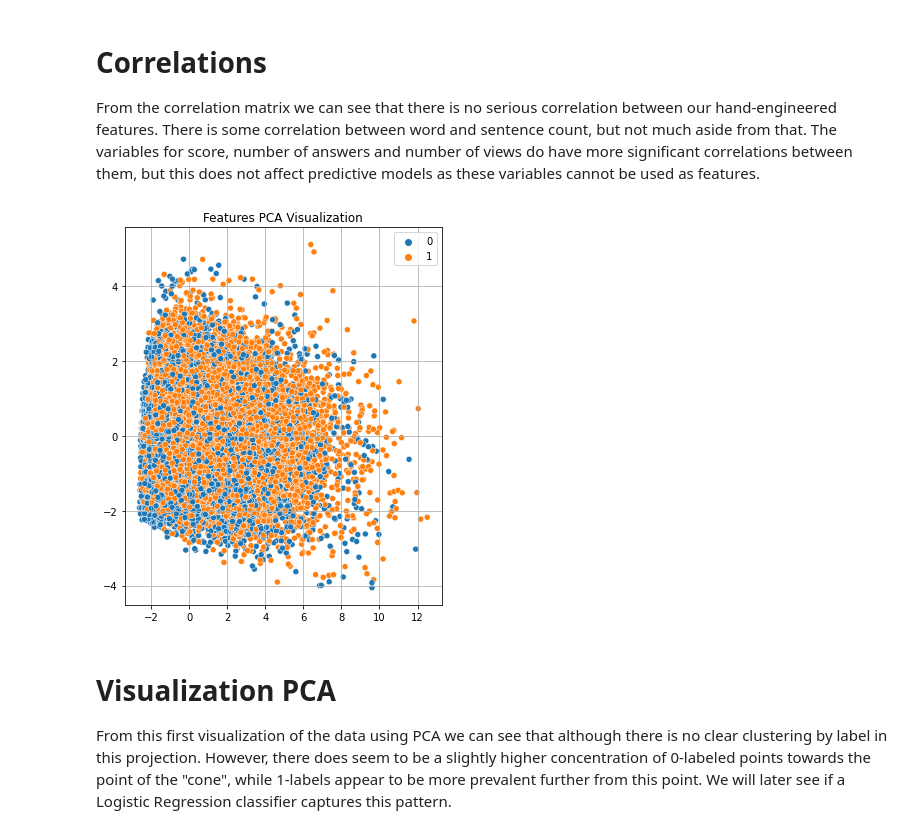
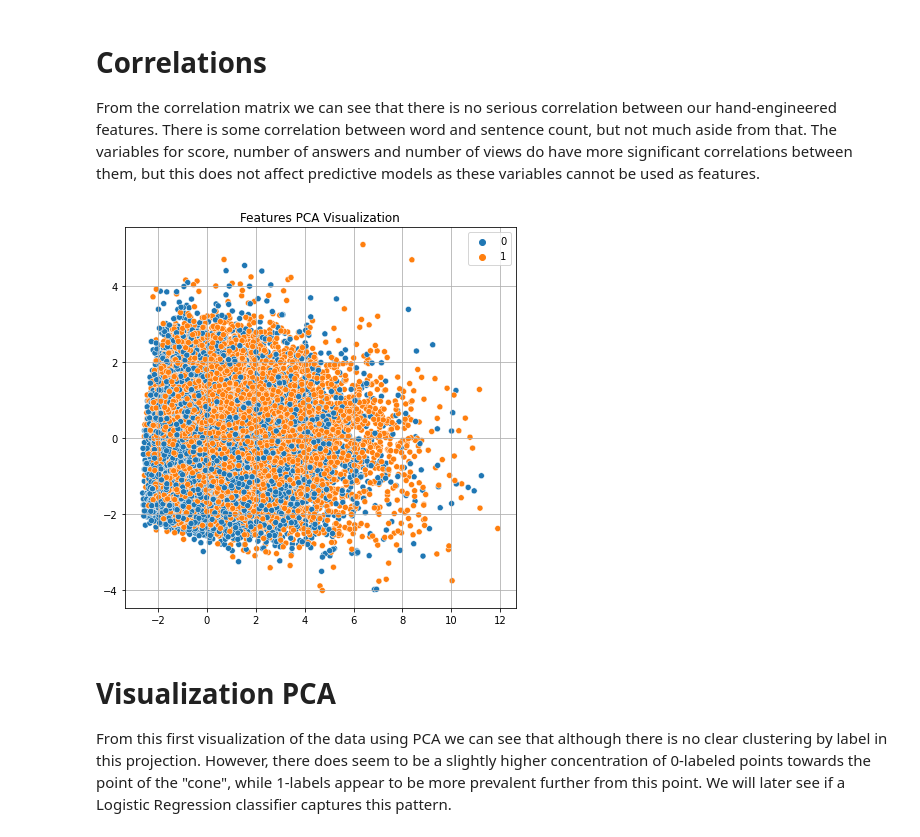
Before and after one commit to factoredai/sokrates, a Jupyter notebook: Exploration.ipynb, the cells around one changed output. Drawn from its saved outputs; the diff is of its cells as text; code cells hidden in the pictures.

Commit message:
More visualizations, clustering

```diff
--- a/Exploration.ipynb
+++ b/Exploration.ipynb
@@ -97,6 +97,39 @@ def quick_histogram(
         fig.savefig(fname=save_to)
 
     return fig, ax
+
+def plot_pca(
+        data: np.ndarray,
+        labels: np.ndarray,
+        interval: int = 1,
+        seed: int = 987,
+        **kwargs) -> Tuple[plt.Figure, plt.Axes]:
+    """
+    Applies PCA to the data and plots the results in 2D.
+    """
+
+    pca_vecs = PCA(n_components=2).fit_transform(
+        StandardScaler().fit_transform(data)
+    )
+
+    np.random.seed(seed)
+    shuffle_ind = np.arange(0, pca_vecs.shape[0])
+    np.random.shuffle(shuffle_ind)
+
+    fig, ax = plt.subplots(**kwargs)
+    ax.grid()
+
+    xs = pca_vecs[shuffle_ind, 0]
+    ys = pca_vecs[shuffle_ind, 1]
+
+    sns.scatterplot(
+        x=xs[::interval],
+        y=ys[::interval],
+        hue=labels[shuffle_ind][::interval],
+        ax=ax
+    )
+
+    return fig, ax
 # %% [markdown]
 # First Exploration
 This notebook contains a first (brief) exploration of the stackexchange data (including our hand-engineered features)
@@ -332,37 +365,20 @@ plt.show()
 # %% [markdown]
 # Correlations
 From the correlation matrix we can see that there is no serious correlation between our hand-engineered features. There is some correlation between word and sentence count, but not much aside from that. The variables for score, number of answers and number of views do have more significant correlations between them, but this does not affect predictive models as these variables cannot be used as features.
-# %%
-INTERVAL = 15  # Only plot a subset of points for speed
-
-pca_vecs = PCA(n_components=2).fit_transform(
-    StandardScaler().fit_transform(df_filtered[FEATURES])
-)
-
-
-np.random.seed(854)
-shuffle_ind = np.arange(0, pca_vecs.shape[0])
-np.random.shuffle(shuffle_ind)
-
-fig, ax = plt.subplots(figsize=(5, 6))
-ax.grid()
-
-ax.set_title("Features PCA Visualization")
-
-xs = pca_vecs[shuffle_ind, 0]
-ys = pca_vecs[shuffle_ind, 1]
-sns.scatterplot(
-    x=xs[::INTERVAL],
-    y=ys[::INTERVAL],
-    hue=df_filtered["target"].values[shuffle_ind][::INTERVAL],
-    ax=ax
-)
-fig.tight_layout()
-fig.savefig("images/pca_features.png")
-
-plt.show()
-# %% [output]
-[figure, removed]
+# %%
+fig, ax = plot_pca(
+    df_filtered[FEATURES].values,
+    df_filtered["target"].values,
+    interval=20,
+    figsize=(7, 7)
+)
+
+ax.set_title("Features PCA Visualization")
+fig.savefig("images/pca_features.png")
+
+plt.show()
+# %% [output]
+[figure, added]
 # %% [markdown]
 # Visualization PCA
 From this first visualization of the data using PCA we can see that although there is no clear clustering by label in this projection. However, there does seem to be a slightly higher concentration of 0-labeled points towards the point of the "cone", while 1-labels appear to be more prevalent further from this point. We will later see if a Logistic Regression classifier captures this pattern.
```
Also changed, not shown: parts of 12 cells of this notebook.
